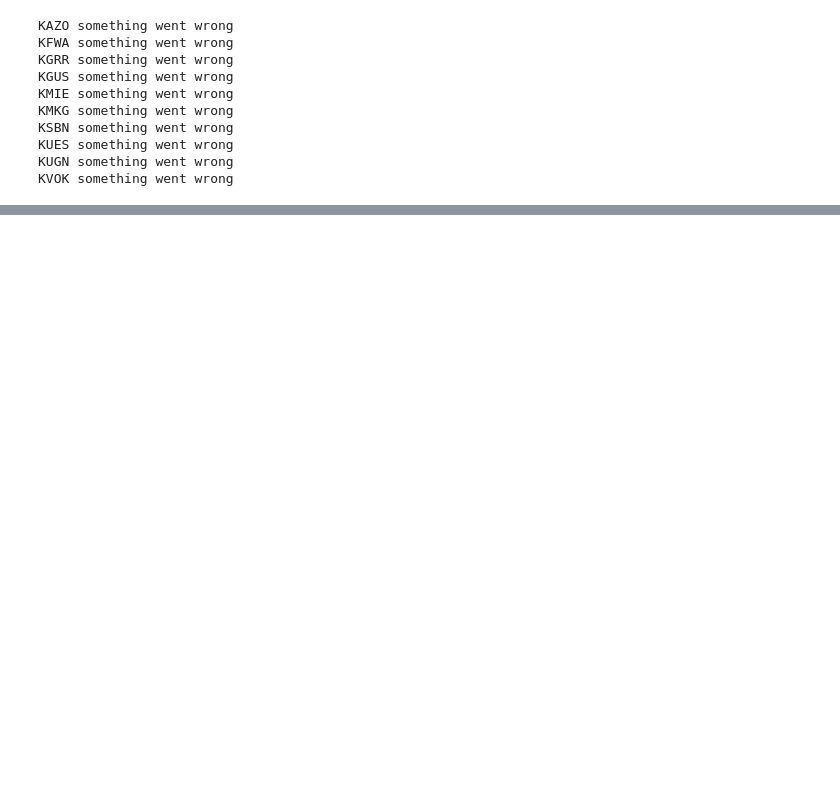
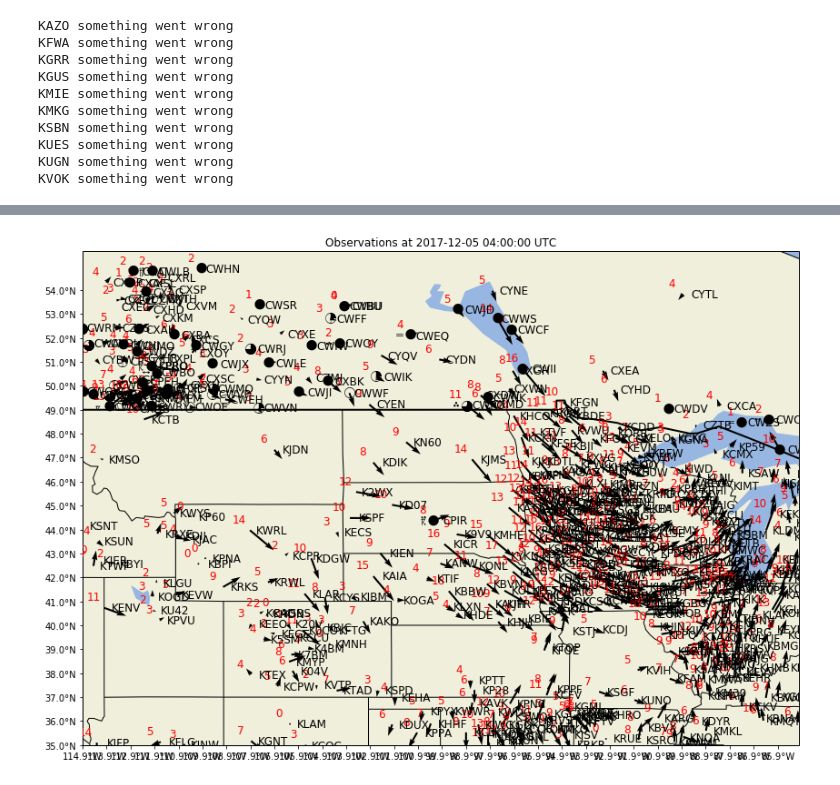
Before and after one commit to EVS-ATMOS/precip_change, a Jupyter notebook: notebooks/plot metars.ipynb, the cells around one changed output, grey strips where cells are left out. Cells and saved outputs as stored; diff of their text form; code cells hidden in the pictures; blank space fills up the shorter version.

```diff
--- a/notebooks/plot metars.ipynb
+++ b/notebooks/plot metars.ipynb
@@ -211,3 +185,0 @@ KVOK something went wrong
-# %%
-tt = my_time.strftime('%Y-%m-%d %H:%M')
-tt
@@ -219,0 +284,13 @@ at_time['time'][0]
+# %%
+metars_dir = '/Users/scollis/funded_projects/precip_change/data/highres2/'
+all_metars = os.listdir(metars_dir)
+pandas_dict = {}
+for metars in all_metars:
+    if '.csv' in metars:
+        print(metars[0:-4])
+        this_panda = pd.read_csv(metars_dir + metars)
+        this_panda['date'] = pd.to_datetime(this_panda['time'])
+        this_panda.index = this_panda['date']
+        pandas_dict.update({metars[0:-4]:this_panda})
+my_time = datetime(2017, 12, 5, 4)
+meas, at_time = extract_time(pandas_dict, my_time)
@@ -219,0 +315,4 @@ at_time['time'][0]
+# %%
+region_plot_vect(at_time, wind_units='km/h')
+# %% [output]
+[figure, added]
```
Also changed, not shown: parts of 13 cells of this notebook, 4 other files.
